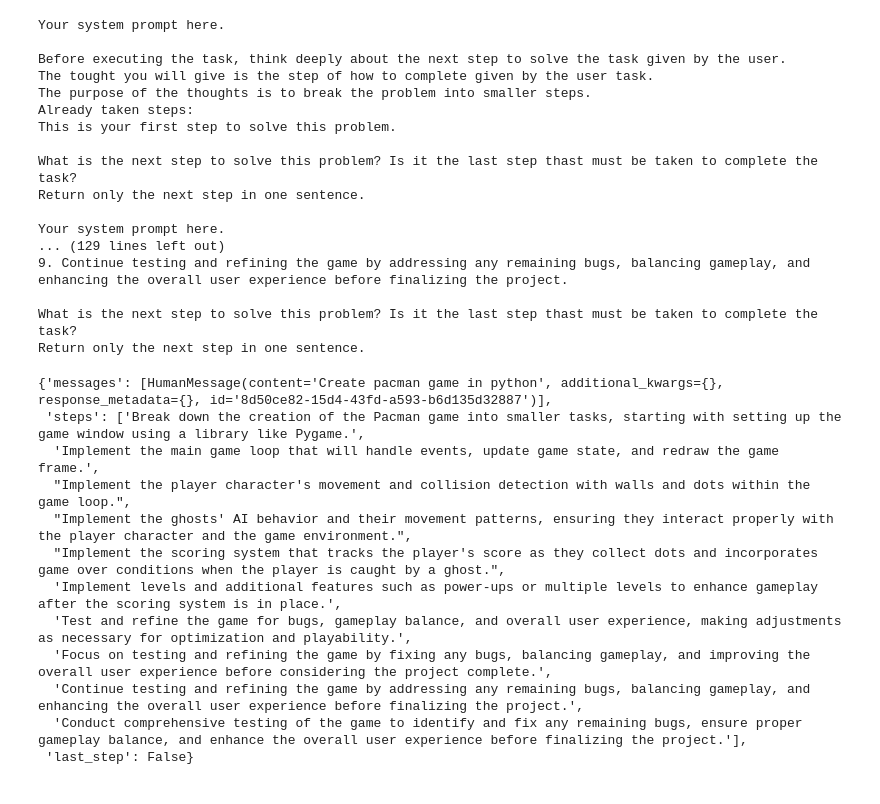
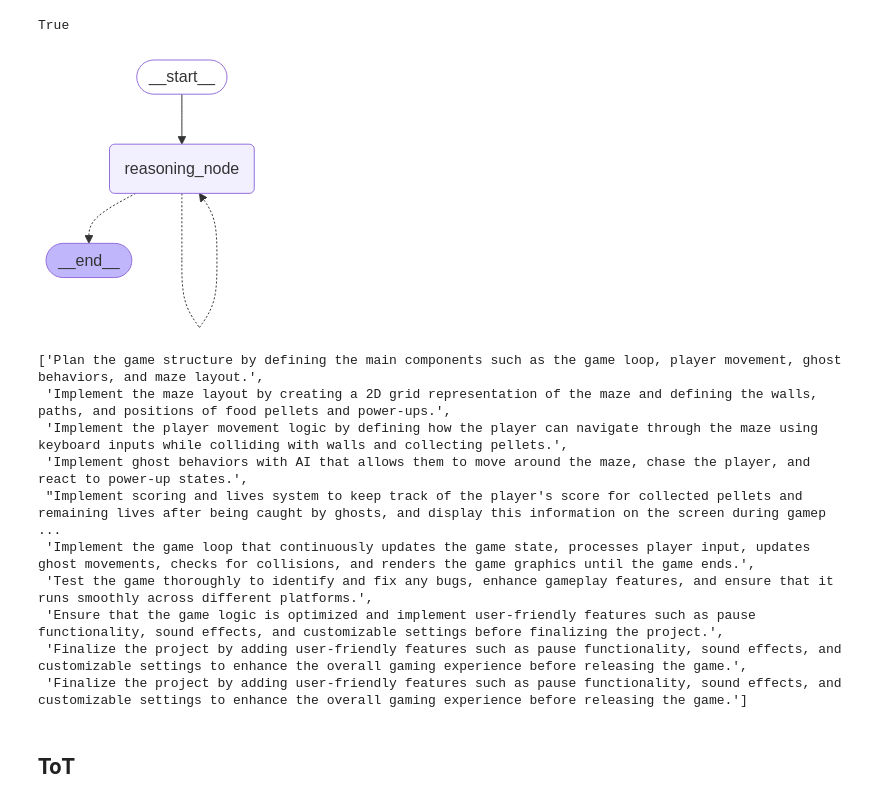
Before and after one commit to jakubdulas/The-Real-AI-Software-Engineer, a Jupyter notebook: test.ipynb, the cells around one changed output. Drawn from its saved outputs; the diff is of its cells as text; code cells hidden in the pictures.

```diff
--- a/test.ipynb
+++ b/test.ipynb
@@ -19 +1,17 @@ load_dotenv()
+# %%
+from langchain_openai import ChatOpenAI
+from langchain_ollama.chat_models import ChatOllama
+from langchain_core.prompts import ChatPromptTemplate
+from langchain_core.runnables import RunnableConfig
+from langgraph.graph import StateGraph
+
+from typing import Literal
+from dotenv import load_dotenv
+from typing_extensions import Annotated, TypedDict
+
+import os
+
+load_dotenv()
+# %% [output]
+True
 # %%
@@ -154,4 +134,10 @@ graph_builder.add_edge(START, "reasoning_node")
 graph_builder.add_conditional_edges(
     "reasoning_node", should_continue, ["reasoning_node", "__end__"]
 )
-graph = graph_builder.compile()
+cot_graph = graph_builder.compile()
+# %%
+from IPython.display import Image, display
+
+display(Image(cot_graph.get_graph().draw_mermaid_png()))
+# %% [output]
+[figure, added]
@@ -158,37 +146,22 @@ graph = graph_builder.compile()
 # %%
-graph.invoke(
-    {"messages": [("user", "Create pacman game in python")]}, config={"max_depth": 10}
+cot_state = cot_graph.invoke(
+    {"messages": [("user", user_prompt)]}, config={"max_depth": 10}
 )
-# %% [output]
-Your system prompt here.
-
-Before executing the task, think deeply about the next step to solve the task given by the user.
-The tought you will give is the step of how to complete given by the user task.
-The purpose of the thoughts is to break the problem into smaller steps.
-Already taken steps:
-This is your first step to solve this problem.
-
-What is the next step to solve this problem? Is it the last step thast must be taken to complete the task?
-Return only the next step in one sentence.
-
-Your system prompt here.
-... (129 lines left out)
-9. Continue testing and refining the game by addressing any remaining bugs, balancing gameplay, and enhancing the overall user experience before finalizing the project.
-
-What is the next step to solve this problem? Is it the last step thast must be taken to complete the task?
-Return only the next step in one sentence.
-{'messages': [HumanMessage(content='Create pacman game in python', additional_kwargs={}, response_metadata={}, id='8d50ce82-15d4-43fd-a593-b6d135d32887')],
- 'steps': ['Break down the creation of the Pacman game into smaller tasks, starting with setting up the game window using a library like Pygame.',
-  'Implement the main game loop that will handle events, update game state, and redraw the game frame.',
-  "Implement the player character's movement and collision detection with walls and dots within the game loop.",
-  "Implement the ghosts' AI behavior and their movement patterns, ensuring they interact properly with the player character and the game environment.",
-  "Implement the scoring system that tracks the player's score as they collect dots and incorporates game over conditions when the player is caught by a ghost.",
-  'Implement levels and additional features such as power-ups or multiple levels to enhance gameplay after the scoring system is in place.',
-  'Test and refine the game for bugs, gameplay balance, and overall user experience, making adjustments as necessary for optimization and playability.',
-  'Focus on testing and refining the game by fixing any bugs, balancing gameplay, and improving the overall user experience before considering the project complete.',
-  'Continue testing and refining the game by addressing any remaining bugs, balancing gameplay, and enhancing the overall user experience before finalizing the project.',
-  'Conduct comprehensive testing of the game to identify and fix any remaining bugs, ensure proper gameplay balance, and enhance the overall user experience before finalizing the project.'],
- 'last_step': False}
+# %%
+cot_state["intermediate_steps"]
+# %% [output]
+['Plan the game structure by defining the main components such as the game loop, player movement, ghost behaviors, and maze layout.',
+ 'Implement the maze layout by creating a 2D grid representation of the maze and defining the walls, paths, and positions of food pellets and power-ups.',
+ 'Implement the player movement logic by defining how the player can navigate through the maze using keyboard inputs while colliding with walls and collecting pellets.',
+ 'Implement ghost behaviors with AI that allows them to move around the maze, chase the player, and react to power-up states.',
+ "Implement scoring and lives system to keep track of the player's score for collected pellets and remaining lives after being caught by ghosts, and display this information on the screen during gamep ...
+ 'Implement the game loop that continuously updates the game state, processes player input, updates ghost movements, checks for collisions, and renders the game graphics until the game ends.',
+ 'Test the game thoroughly to identify and fix any bugs, enhance gameplay features, and ensure that it runs smoothly across different platforms.',
+ 'Ensure that the game logic is optimized and implement user-friendly features such as pause functionality, sound effects, and customizable settings before finalizing the project.',
+ 'Finalize the project by adding user-friendly features such as pause functionality, sound effects, and customizable settings to enhance the overall gaming experience before releasing the game.',
+ 'Finalize the project by adding user-friendly features such as pause functionality, sound effects, and customizable settings to enhance the overall gaming experience before releasing the game.']
+# %% [markdown]
+## ToT
 # %%
 class TreeNode:
     def __init__(self, thought, finish=False, score=None):
```
Also changed, not shown: parts of 16 cells of this notebook, 1 other file.
